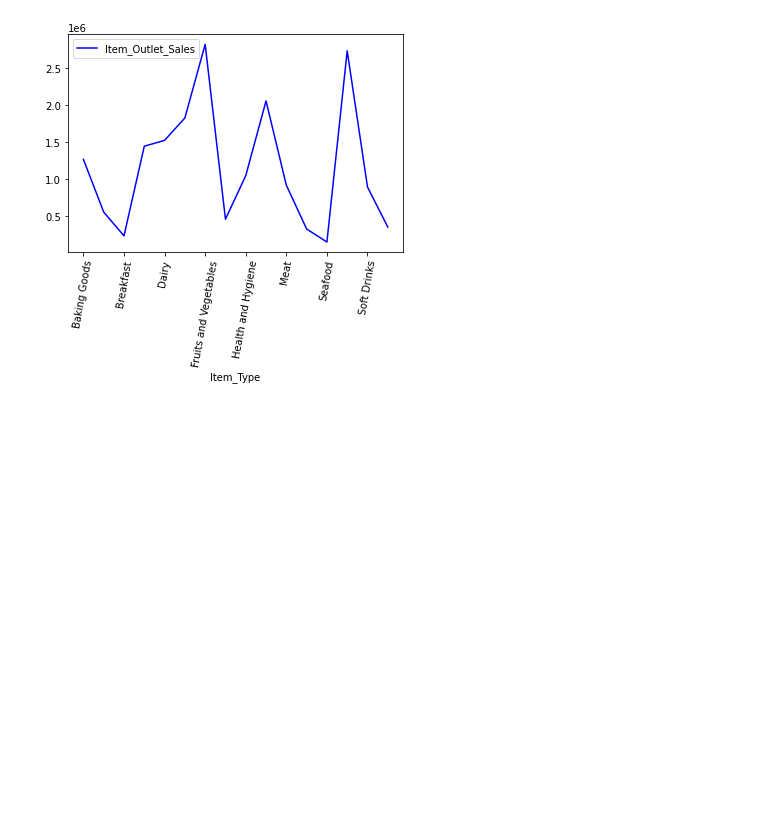
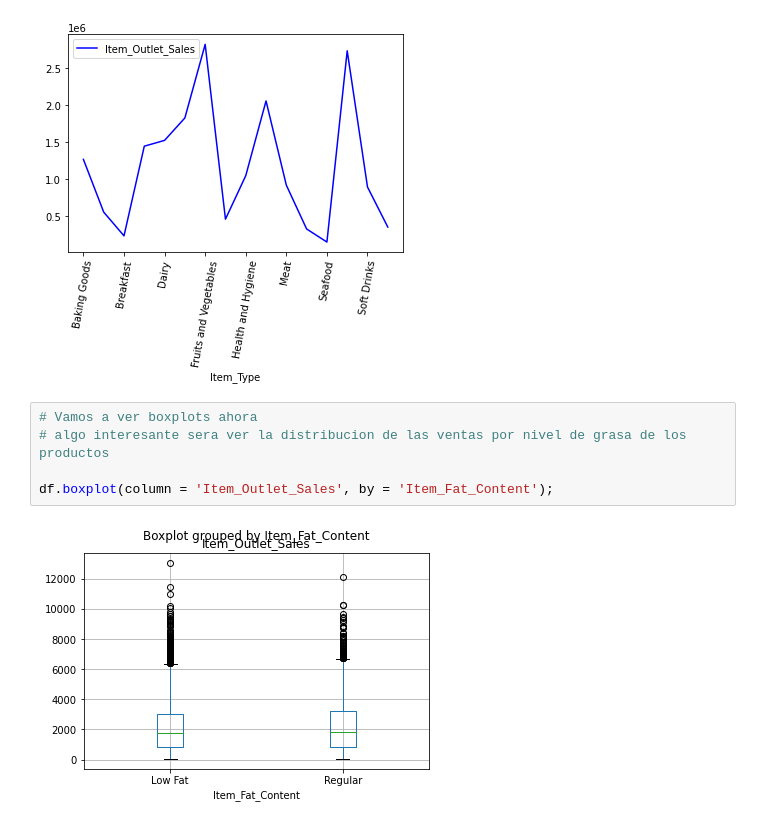
Before and after one commit to Jose-Balocchi/Retail---Predicciones-de-ventas, a Jupyter notebook: 05_Proyecto_1.ipynb, the cells around one changed output. Drawn from its saved outputs; the diff is of its cells as text; blank space fills up the shorter version.

```diff
--- a/05_Proyecto_1.ipynb
+++ b/05_Proyecto_1.ipynb
@@ -439,3 +439,10 @@ plt.legend()
 # %% [output]
 <matplotlib.legend.Legend at 0x...>
 [figure]
+# %%
+# Vamos a ver boxplots ahora
+# algo interesante sera ver la distribucion de las ventas por nivel de grasa de los productos
+
+df.boxplot(column = 'Item_Outlet_Sales', by = 'Item_Fat_Content');
+# %% [output]
+[figure, added]
```
Also changed, not shown: parts of 8 cells of this notebook.
